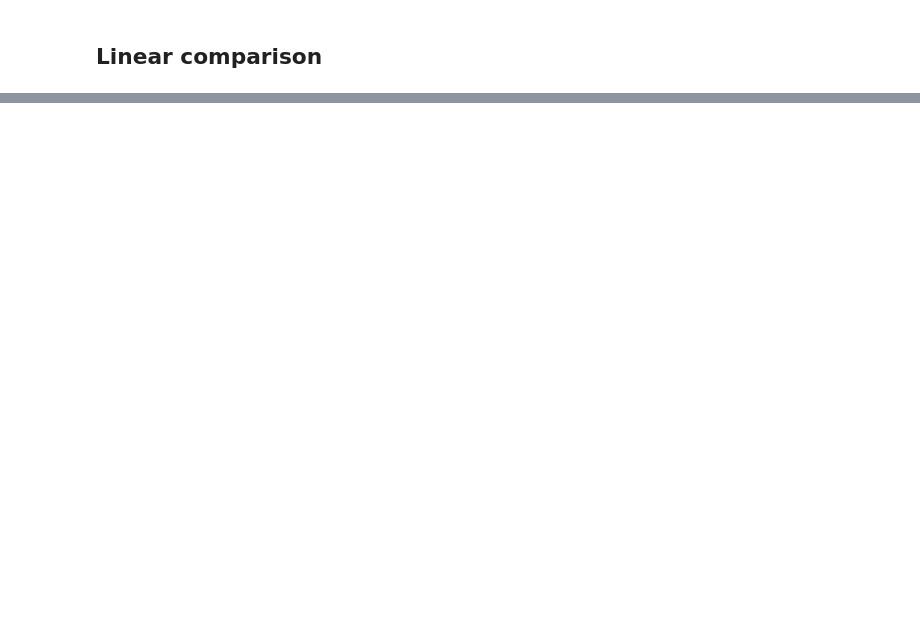
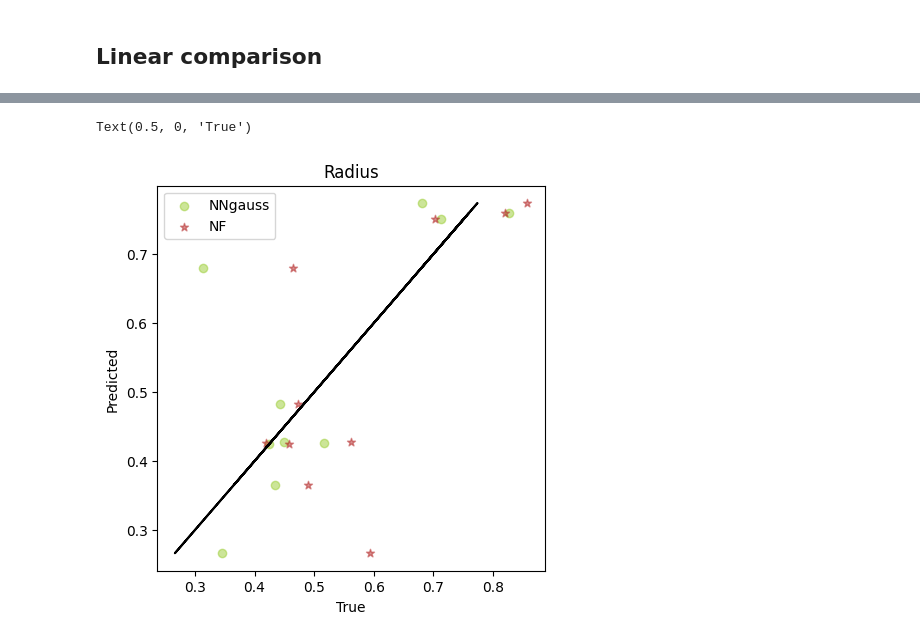
Before and after one commit to nvillanova/CentralGalaxiesTNG300_paperIII, a Jupyter notebook: get_predictions.ipynb, the cells around one changed output, grey strips where cells are left out. Saved outputs shown, nothing was run; the diff lists cells and outputs as text; code cells hidden in the pictures; blank space fills up the shorter version.

```diff
--- a/get_predictions.ipynb
+++ b/get_predictions.ipynb
@@ -86,0 +127,24 @@ Text(0.5, 0, 'True')
+# %%
+nf_radius = nf_pred[0, :, 3]
+nngauss_radius = nngauss_pred[0, :, 3]
+
+plt.figure(dpi = 100, figsize = (5, 5))
+
+plt.title('Radius')
+
+plt.plot(dataset['radius'], dataset['radius'], color = 'black')
+
+plt.scatter(nngauss_radius, dataset['radius'],
+            color = nngauss.color, label = nngauss.label, marker = nngauss.marker,
+            alpha = 0.5)
+
+plt.scatter(nf_radius, dataset['radius'],
+            color = nf.color, label = nf.label, marker = nf.marker,
+            alpha = 0.5)
+
+plt.legend()
+plt.ylabel('Predicted')
+plt.xlabel('True')
+# %% [output]
+Text(0.5, 0, 'True')
+[figure, added]
```
Also changed, not shown: parts of 12 cells of this notebook, 8 other files.
